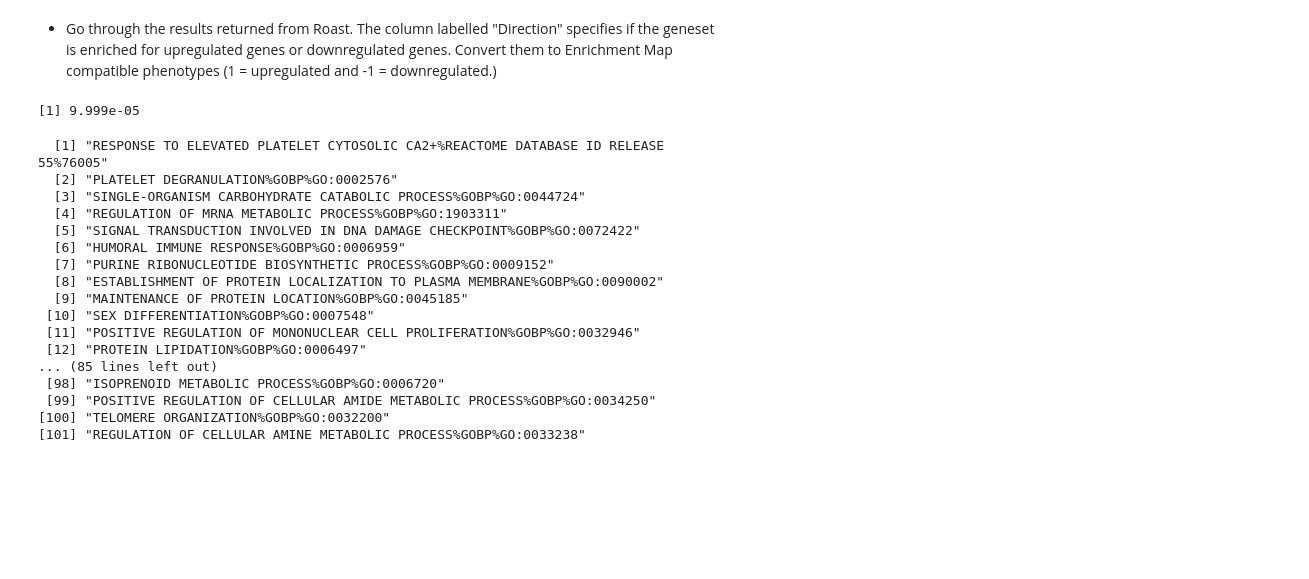
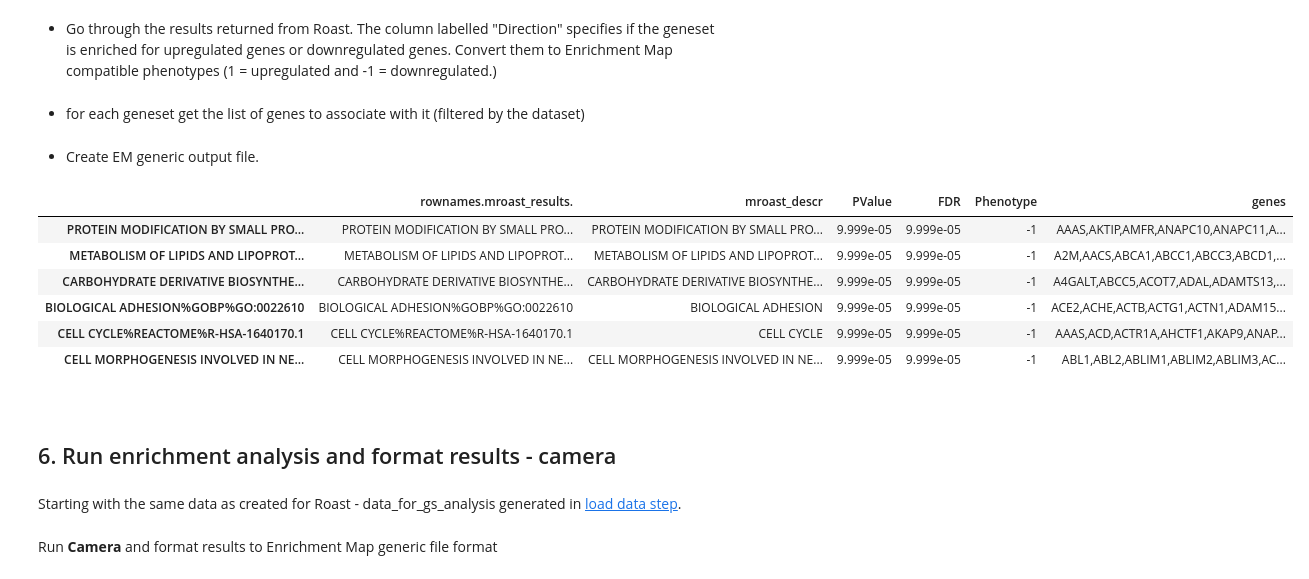
Before and after one commit to BaderLab/EM-tutorials-docker, a Jupyter notebook: notebooks/Protocol 3 – Find enriched pathways using Roast.ipynb, the cells around one changed output. Drawn from its saved outputs; the diff is of its cells as text; code cells hidden in the pictures; blank space fills up the shorter version.

Commit message:
finished roast/camera notebook

```diff
--- a/notebooks/Protocol 3 – Find enriched pathways using Roast.ipynb
+++ b/notebooks/Protocol 3 – Find enriched pathways using Roast.ipynb
@@ -196,7 +197,7 @@ mroast_results <- mroast(data_for_gs_analysis,genesets_filtered[geneset_indices]
    * Parse out the name and description from the geneset definition.
 # %%
 mroast_descr <- unlist(lapply(rownames(mroast_results),function(x){
-    unlist(strsplit(iconv(x, "latin1", "ASCII//TRANSLIT"),"\\%"))[1]}))
+    unlist(strsplit(x,"\\%"))[1]}))
 # %% [markdown]
   * Go through the results returned from Roast.  The column labelled "Direction" specifies if the geneset is enriched for upregulated genes or downregulated genes.  Convert them to Enrichment Map compatible phenotypes (1 = upregulated and -1 = downregulated.)
 # %%
@@ -204,8 +205,9 @@ Phenotype <- unlist(lapply(mroast_results[,"Direction"],function(x){
                                                             if(x=="Up"){1}
                                                             else{(-1)}
                                                         }))
+# %% [markdown]
+  * for each geneset get the list of genes to associate with it (filtered by the dataset)
 # %%
-#for each geneset get the list of genes to associate with it (filtered by the dataset)
 genes <- c()
 # go through each geneset
 for(i in 1:length(rownames(mroast_results))){
@@ -218,45 +220,40 @@ for(i in 1:length(rownames(mroast_results))){
     #last gene added does not have a comma following it)
   for(j in 1:length(current_geneset)){
     if(j==length(current_geneset)){
-      current_genes <- paste(current_genes,rownames(d)[current_geneset[j]],sep="")
+      current_genes <- paste(current_genes,rownames(data_for_gs_analysis)[current_geneset[j]],sep="")
     }#end of if
     else{
-      current_genes <- paste(current_genes,rownames(d)[current_geneset[j]],",",sep="")
+      current_genes <- paste(current_genes,rownames(data_for_gs_analysis)[current_geneset[j]],",",sep="")
     }#end of else
 
   }#end of for loop for each gene in geneset
   genes <- rbind(genes, current_genes)
 }#end of for loop for each geneset
+# %% [markdown]
+  * Create EM generic output file.
 # %%
 rownames(genes) <- rownames(mroast_results)
-mroast_results[1520,"PValue"]
-names <- unlist(lapply(rownames(mroast_results),function(x){iconv(x, "UTF-8", "ASCII//TRANSLIT")}))
-mroast_results_generic_em <- data.frame( names, mroast_descr,
+mroast_results_generic_em <- data.frame( rownames(mroast_results), mroast_descr,
         PValue = mroast_results[,"PValue"], FDR= mroast_results[,"FDR"], Phenotype, genes )
 
 #mroast_results_generic_em <- data.frame( iconv(rownames(mroast_results), "latin1", "ASCII//TRANSLIT"), mroast_descr,
         #PValue = mroast_results[,"PValue"], FDR= mroast_results[,"FDR"], Phenotype, genes )
 write.table(mroast_results_generic_em, "mroast_results_generic_em.txt", col.name=TRUE, sep="\t", row.names=FALSE, quote=FALSE)
+
+head(mroast_results_generic_em)
 # %% [output]
-[1] 9.999e-05
+|  | rownames.mroast_results. | mroast_descr | PValue | FDR | Phenotype | genes |
+| PROTEIN MODIFICATION BY SMALL PRO... | PROTEIN MODIFICATION BY SMALL PRO... | PROTEIN MODIFICATION BY SMALL PRO... | 9.999e-05 | 9.999e-05 | -1 | AAAS,AKTIP,AMFR,ANAPC10,ANAPC11,A... |
+| METABOLISM OF LIPIDS AND LIPOPROT... | METABOLISM OF LIPIDS AND LIPOPROT... | METABOLISM OF LIPIDS AND LIPOPROT... | 9.999e-05 | 9.999e-05 | -1 | A2M,AACS,ABCA1,ABCC1,ABCC3,ABCD1,... |
+| CARBOHYDRATE DERIVATIVE BIOSYNTHE... | CARBOHYDRATE DERIVATIVE BIOSYNTHE... | CARBOHYDRATE DERIVATIVE BIOSYNTHE... | 9.999e-05 | 9.999e-05 | -1 | A4GALT,ABCC5,ACOT7,ADAL,ADAMTS13,... |
+| BIOLOGICAL ADHESION%GOBP%GO:0022610 | BIOLOGICAL ADHESION%GOBP%GO:0022610 | BIOLOGICAL ADHESION | 9.999e-05 | 9.999e-05 | -1 | ACE2,ACHE,ACTB,ACTG1,ACTN1,ADAM15... |
+| CELL CYCLE%REACTOME%R-HSA-1640170.1 | CELL CYCLE%REACTOME%R-HSA-1640170.1 | CELL CYCLE | 9.999e-05 | 9.999e-05 | -1 | AAAS,ACD,ACTR1A,AHCTF1,AKAP9,ANAP... |
+| CELL MORPHOGENESIS INVOLVED IN NE... | CELL MORPHOGENESIS INVOLVED IN NE... | CELL MORPHOGENESIS INVOLVED IN NE... | 9.999e-05 | 9.999e-05 | -1 | ABL1,ABL2,ABLIM1,ABLIM2,ABLIM3,AC... |
-# %%
-rownames(
-    mroast_results)[1500:1600]
-# %% [output]
-  [1] "RESPONSE TO ELEVATED PLATELET CYTOSOLIC CA2+%REACTOME DATABASE ID RELEASE 55%76005"
-  [2] "PLATELET DEGRANULATION%GOBP%GO:0002576"
-  [3] "SINGLE-ORGANISM CARBOHYDRATE CATABOLIC PROCESS%GOBP%GO:0044724"
-  [4] "REGULATION OF MRNA METABOLIC PROCESS%GOBP%GO:1903311"
-  [5] "SIGNAL TRANSDUCTION INVOLVED IN DNA DAMAGE CHECKPOINT%GOBP%GO:0072422"
-  [6] "HUMORAL IMMUNE RESPONSE%GOBP%GO:0006959"
-  [7] "PURINE RIBONUCLEOTIDE BIOSYNTHETIC PROCESS%GOBP%GO:0009152"
-  [8] "ESTABLISHMENT OF PROTEIN LOCALIZATION TO PLASMA MEMBRANE%GOBP%GO:0090002"
-  [9] "MAINTENANCE OF PROTEIN LOCATION%GOBP%GO:0045185"
- [10] "SEX DIFFERENTIATION%GOBP%GO:0007548"
- [11] "POSITIVE REGULATION OF MONONUCLEAR CELL PROLIFERATION%GOBP%GO:0032946"
- [12] "PROTEIN LIPIDATION%GOBP%GO:0006497"
-... (85 lines left out)
- [98] "ISOPRENOID METABOLIC PROCESS%GOBP%GO:0006720"
- [99] "POSITIVE REGULATION OF CELLULAR AMIDE METABOLIC PROCESS%GOBP%GO:0034250"
-[100] "TELOMERE ORGANIZATION%GOBP%GO:0032200"
-[101] "REGULATION OF CELLULAR AMINE METABOLIC PROCESS%GOBP%GO:0033238"
+# %% [markdown]
+<a id='camera'></a>
+# %% [markdown]
+## 6. Run enrichment analysis and format results - camera
+# %% [markdown]
+Starting with the same data as created for Roast - data_for_gs_analysis generated in <a href=#load> load data step</a>.
+# %% [markdown]
+Run **Camera** and format results to Enrichment Map generic file format
```
Also changed, not shown: parts of 25 cells of this notebook, 2 other files.
